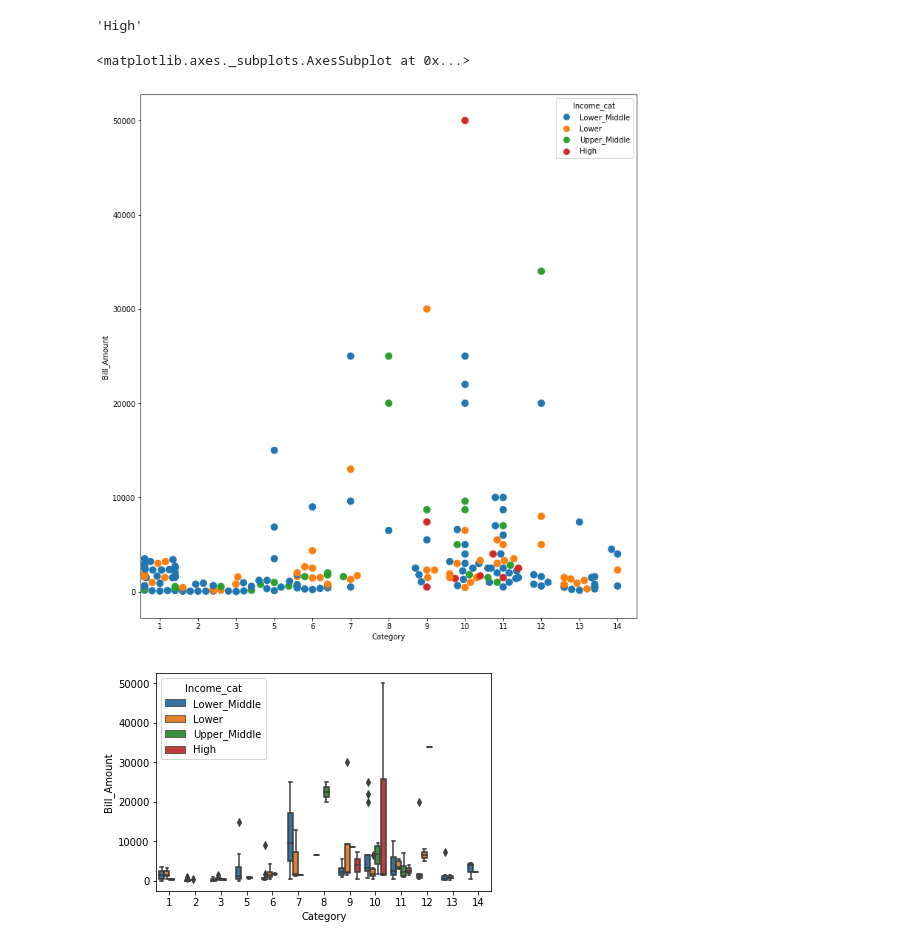
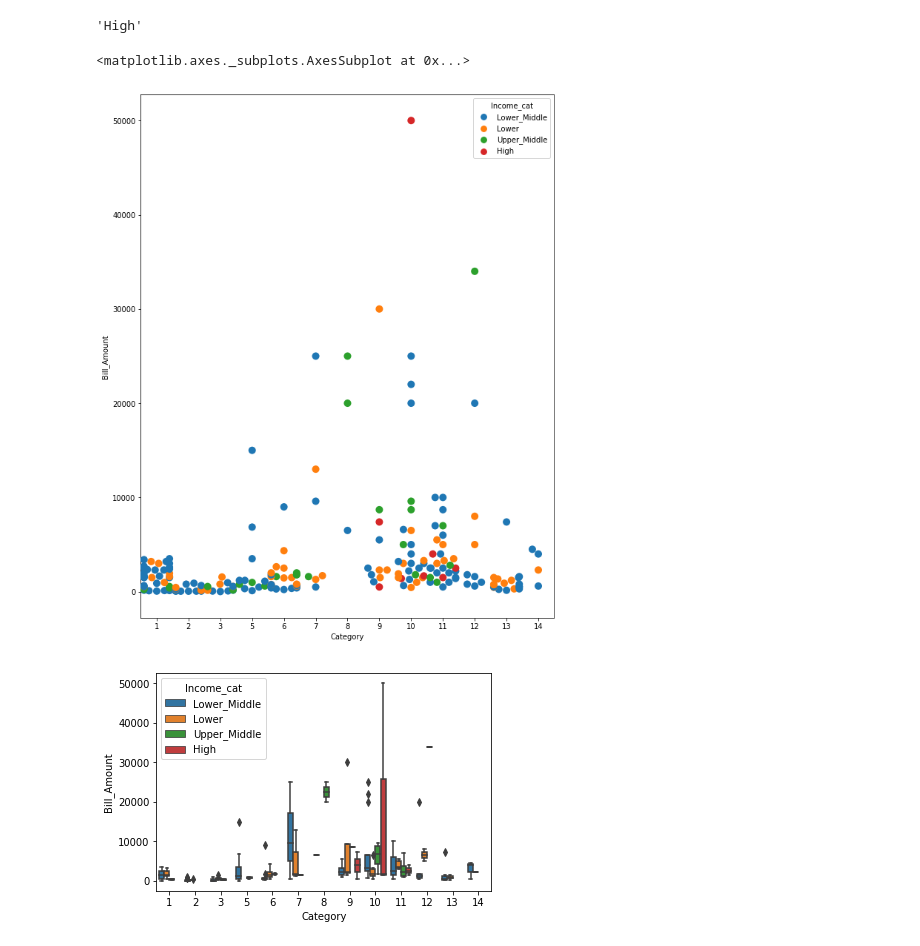
Before and after one commit to sindhushap/My_First_project1, a Jupyter notebook: Data_science_25.26.ipynb, the cells around one changed output. Drawn from its saved outputs; the diff is of its cells as text; code cells hidden in the pictures.

```diff
--- a/Data_science_25.26.ipynb
+++ b/Data_science_25.26.ipynb
@@ -5,7 +5,7 @@ import seaborn as sns
 import matplotlib.pyplot as plt
 %matplotlib inline
 # %%
-data=pd.read_excel("DATA_SCIENCE_SET_25_26.xlsx",sheetname="Sheet1",parse_dates = [3],na_values="0")
+data=pd.read_excel("E:\My_Files\DATA_SCIENCE_SET_25_26.xlsx",sheetname="Sheet1",parse_dates = [3],na_values="0")
 # %%
 #Renaming columns
 data=data.rename(columns={"User id":"User_id","Order Date":"Ordered_Date","Order Time":"Ordered_Time","bill value":"Bill_Amount","Home Address":"Home_Address","Office Address":"Office_Address","Family members":"Family_Members","Languages Known":"Languages_Known"})
@@ -237,11 +227,12 @@ data_2.Income_cat.iloc[33]
 # %% [output]
 'High'
 # %%
-f, ax = plt.subplots(figsize=(12,13))
+f, ax = plt.subplots(figsize=(10,10
+                             ))
 sns.swarmplot(x=data_2.Category, y=data_2.Bill_Amount,data=data_2,hue=data_2.Income_cat,size=10)
 # %% [output]
 <matplotlib.axes._subplots.AxesSubplot at 0x...>
-[figure, old version]
+[figure, new version]
 # %%
 #sns.stripplot(x=data_2.Category, y=data_2.Bill_Amount,data=data_2, jitter=True,hue=data_2.Income_cat)
 # %%
```
Also changed, not shown: parts of 18 cells of this notebook.
